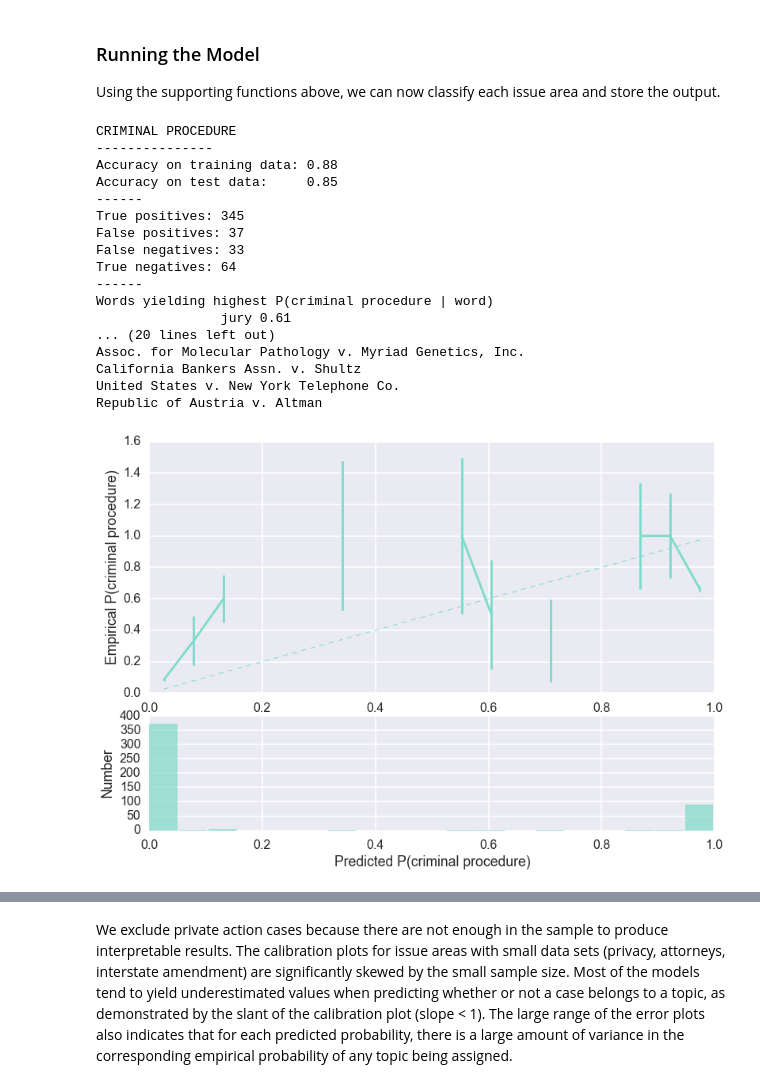
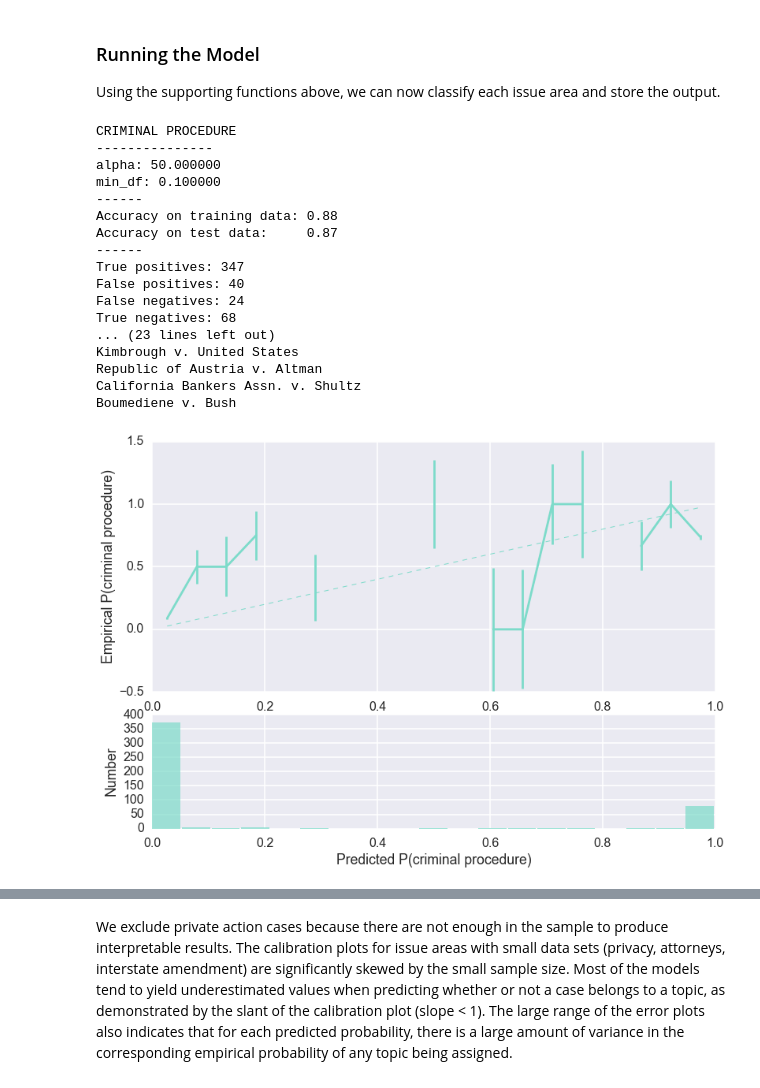
Before and after one commit to yunhanxu/cs109-project, a Jupyter notebook: naive_bayes_classification.ipynb, the cells around one changed output, grey strips where cells are left out. Cells and saved outputs as stored; diff of their text form; code cells hidden in the pictures.

Commit message:
naive bayes final (with explanation of overall accuracy metric)

```diff
--- a/naive_bayes_classification.ipynb
+++ b/naive_bayes_classification.ipynb
@@ -178,13 +178,18 @@ def run_multinb(df, issue):
     print issue.upper()
     print "---------------"
 
-    # using best alpha values, fit the model on training data
+    # print and store best alpha values, fit the model on training data on these
+    print "alpha: %f" % best_alpha
+    print "min_df: %f" % best_min_df
+    best_alphas.append(best_alpha)
+    best_min_dfs.append(best_min_df)
     vectorizer = CountVectorizer(min_df = best_min_df)
     X, y = make_xy(df, issue, vectorizer)
     xtrain, ytrain, xtest, ytest = X[mask], y[mask], X[~mask], y[~mask]
     clf = MultinomialNB(alpha=best_alpha).fit(xtrain, ytrain)
 
     # store and print train and test accuracy
+    print "------"
     train_acc.append(clf.score(xtrain, ytrain))
     test_acc.append(clf.score(xtest, ytest))
     print "Accuracy on training data: %0.2f" % (clf.score(xtrain, ytrain))
@@ -247,31 +252,31 @@ issue_areas = ["criminal procedure","civil rights","first amendment","due proces
               "federal taxation","miscellaneous","private action"]
 # %%
 # data fields to store model outputs
-train_acc,test_acc,tp,fp,tn,fn,rep_words = [],[],[],[],[],[],[]
+best_alphas,best_min_dfs,train_acc,test_acc,tp,fp,tn,fn,rep_words = [],[],[],[],[],[],[],[],[]
 predict_dict = {}
 prob_dict = {}
 
 # start with issue 1 (criminal procedure)
 run_multinb(sample_df, issue_areas[0])
 # %% [output]
 CRIMINAL PROCEDURE
 ---------------
+alpha: 50.000000
+min_df: 0.100000
+------
 Accuracy on training data: 0.88
-Accuracy on test data:     0.85
+Accuracy on test data:     0.87
 ------
-True positives: 345
-False positives: 37
-False negatives: 33
-True negatives: 64
-------
-Words yielding highest P(criminal procedure | word)
-                jury 0.61
-... (20 lines left out)
-Assoc. for Molecular Pathology v. Myriad Genetics, Inc.
+True positives: 347
+False positives: 40
+False negatives: 24
+True negatives: 68
+... (23 lines left out)
+Kimbrough v. United States
+Republic of Austria v. Altman
 California Bankers Assn. v. Shultz
-United States v. New York Telephone Co.
-Republic of Austria v. Altman
+Boumediene v. Bush
-[figure, old version]
+[figure, new version]
 # %%
 run_multinb(sample_df, issue_areas[1])
 # %% [output]
```
Also changed, not shown: parts of 19 cells of this notebook.
